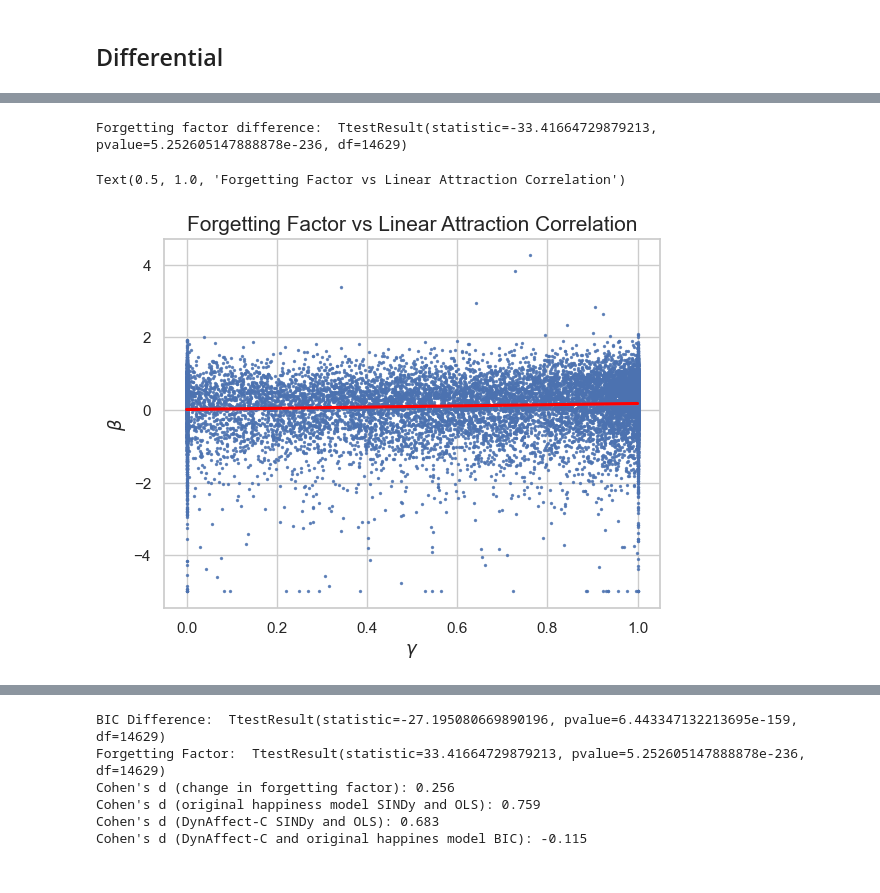
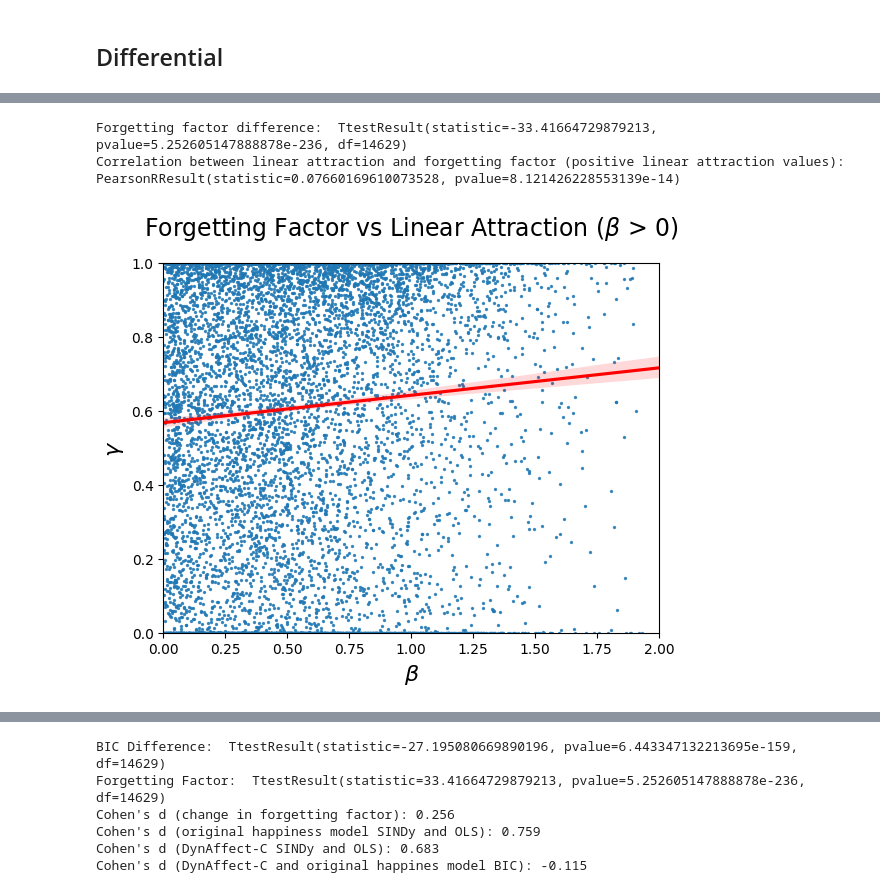
Before and after one commit to cdp57/DynAffect-C, a Jupyter notebook: Analysis/Model_Analysis.ipynb, the cells around one changed output, grey strips where cells are left out. Cells and saved outputs as stored; diff of their text form; code cells hidden in the pictures.

```diff
--- a/Analysis/Model_Analysis.ipynb
+++ b/Analysis/Model_Analysis.ipynb
@@ -157,14 +157,19 @@ BIC Difference         7.783768e-03    0.000000e+00
 |Beta| and BIC Difference Correlation:  PearsonRResult(statistic=-0.22828023738197822, pvalue=2.895094187019686e-172)
 # %%
 # forgetting factor analysis
+print('Forgetting factor difference: ', stat.ttest_rel(RAll['Forgetting Factor'], DCAll['Forgetting Factor']))
+filtered = DCAll[DCAll['Linear Attraction']>0]
+plt.ylim([0,1])
+plt.xlim([0,2])
 
-print('Forgetting factor difference: ', stat.ttest_rel(RAll['Forgetting Factor'], DCAll['Forgetting Factor']))
+print('Correlation between linear attraction and forgetting factor (positive linear attraction values): ', pearsonr(filtered['Linear Attraction'], filtered['Forgetting Factor']))
 
-sns.regplot(y=DCAll['Linear Attraction'], x=DCAll['Forgetting Factor'], line_kws={'color': 'red'}, scatter_kws={'s':2})
-plt.xlabel(r'$\gamma$', fontsize=13)
-plt.ylabel(r'$\beta$', fontsize=13)
-plt.title('Forgetting Factor vs Linear Attraction Correlation', fontsize=15)
+sns.regplot(x=np.abs(filtered['Linear Attraction']), y=filtered['Forgetting Factor'], line_kws={'color': 'red'}, scatter_kws={'s':2})
+plt.xlabel(r'$\beta$', fontsize=16)
+plt.ylabel(r'$\gamma$', fontsize=16)
+plt.title(rf'Forgetting Factor vs Linear Attraction ($\beta$ > 0)', fontsize=17, pad=20)
+plt.savefig('../Figures/forgetting_Beta_corr.png', dpi=1200)
 # %% [output]
 Forgetting factor difference:  TtestResult(statistic=-33.41664729879213, pvalue=5.252605147888878e-236, df=14629)
+Correlation between linear attraction and forgetting factor (positive linear attraction values):  PearsonRResult(statistic=0.07660169610073528, pvalue=8.121426228553139e-14)
-Text(0.5, 1.0, 'Forgetting Factor vs Linear Attraction Correlation')
-[figure, old version]
+[figure, new version]
```
Also changed, not shown: parts of 13 cells of this notebook, 5 other files.
